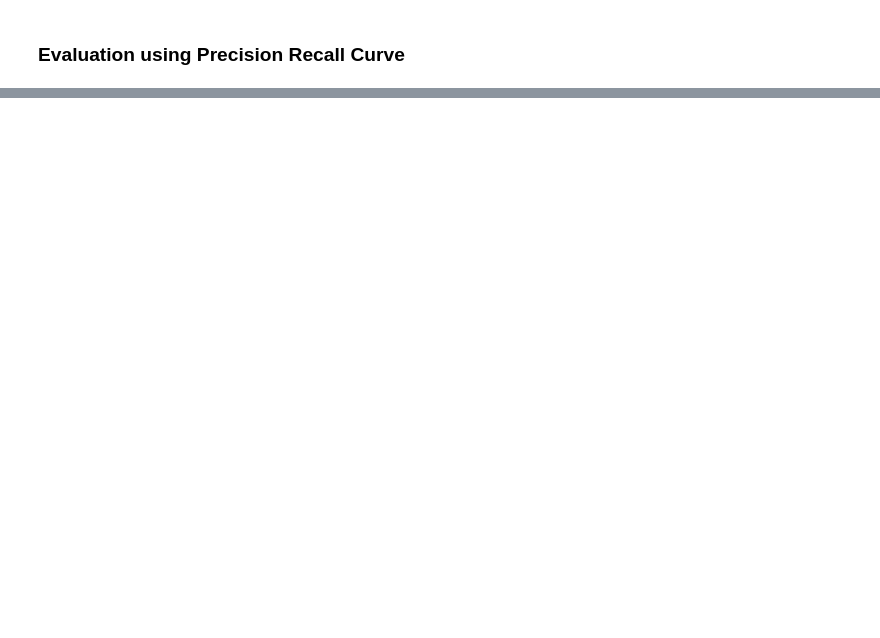
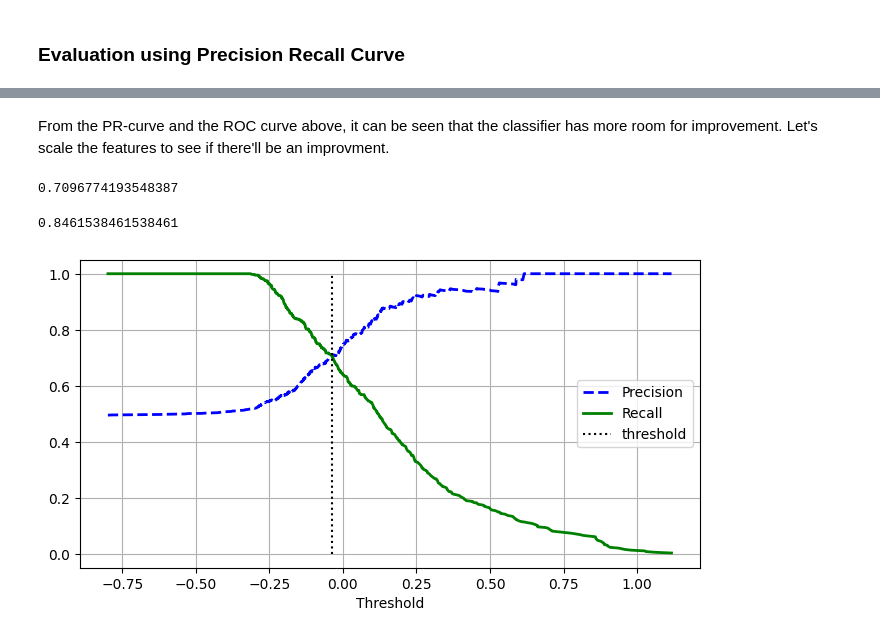
Before and after one commit to NeoAcereo/Restaurant-Review, a Jupyter notebook: Notebook.ipynb, the cells around one changed output, grey strips where cells are left out. Saved outputs shown, nothing was run; the diff lists cells and outputs as text; code cells hidden in the pictures; blank space fills up the shorter version.

```diff
--- a/Notebook.ipynb
+++ b/Notebook.ipynb
@@ -241,0 +318,43 @@ plt.show()
+# %% [markdown]
+From the PR-curve and the ROC curve above, it can be seen that the classifier has more room for improvement. Let's scale the features to see if there'll be an improvment.
+# %%
+from sklearn.preprocessing import StandardScaler
+
+scaler = StandardScaler(with_mean=False) # since we're dealing with a space matrix,
+#subtracting the mean from the values will invalidate its sparsity.
+
+X_train_scaled = scaler.fit_transform(X_train)
+
+X_test_scaled = scaler.fit_transform(X_test)
+svc.fit(X_train_scaled, y_train)
+
+predictions_scaled = svc.predict(X_test_scaled)
+# %%
+precision_score(y_true=y_test,
+                y_pred=predictions_scaled)
+# %% [output]
+0.7096774193548387
+# %%
+recall_score(y_true=y_test,
+             y_pred=predictions_scaled)
+# %% [output]
+0.8461538461538461
+# %%
+decisions_scaled = cross_val_predict(estimator=svc,
+                                       X=X_train_scaled,
+                                       y=y_train,
+                                       cv=3,
+                                       method='decision_function',
+                                       verbose=3)
+# %%
+precisions_scaled, recalls_scaled, thresholds_scaled = precision_recall_curve(y_train, decisions_scaled)
+
+threshold_index = (precisions_scaled >= recalls_scaled).argmax()
+threshold = thresholds_scaled[threshold_index]
+
+plot_pr_comparison_curve(thresholds=thresholds_scaled,
+                         precisions=precisions_scaled,
+                         recalls=recalls_scaled,
+                         threshold_value=threshold)
+# %% [output]
+[figure, added]
```
Also changed, not shown: parts of 79 cells of this notebook.
